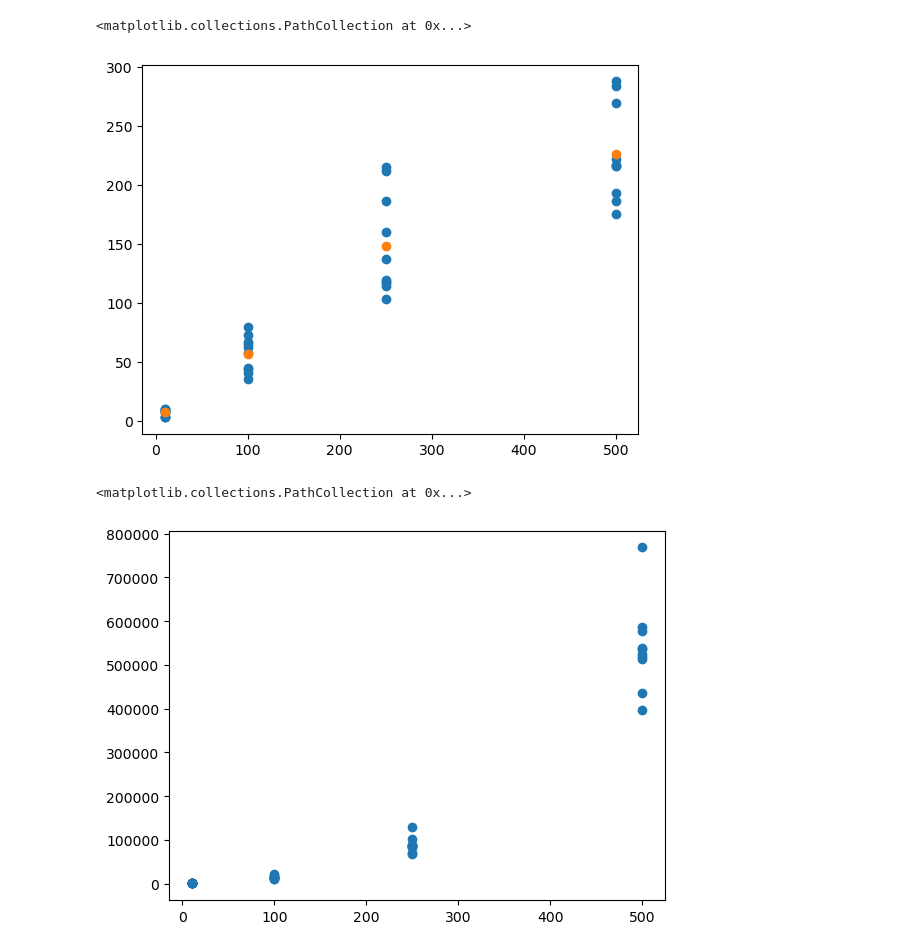
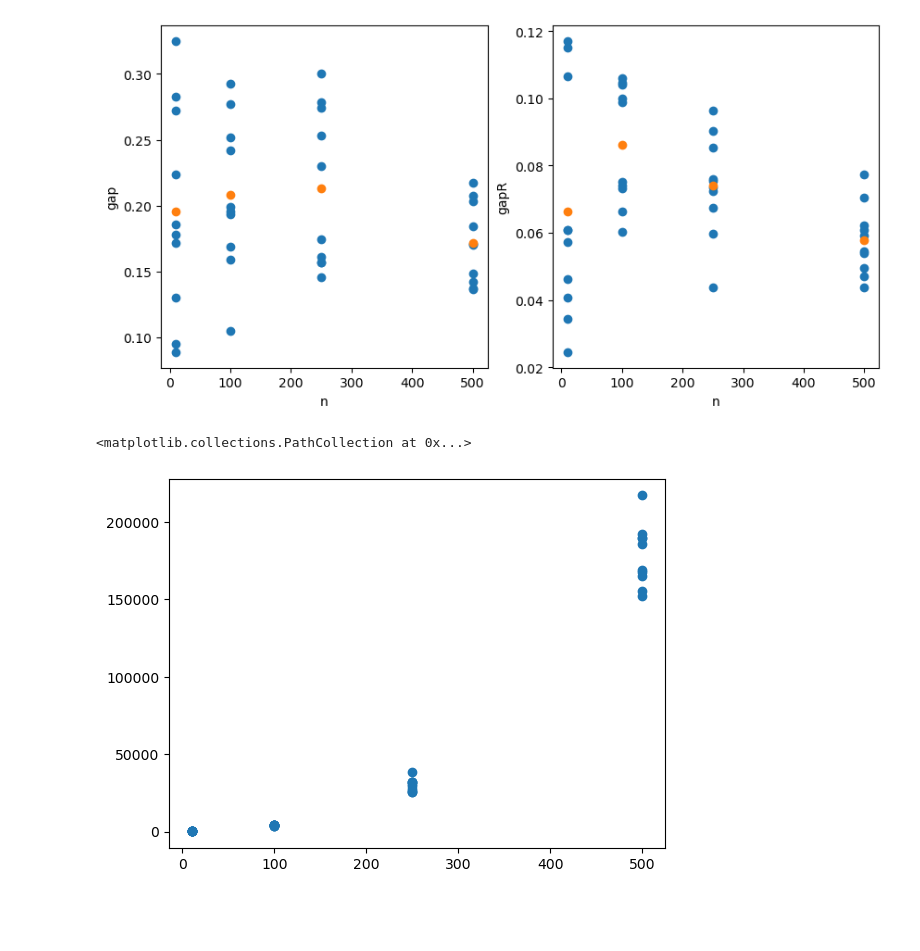
Before and after one commit to T1Pyscientist/TP1_TD5, a Jupyter notebook: data_proc.ipynb, the cells around one changed output. Cells and saved outputs as stored; diff of their text form; code cells hidden in the pictures; blank space fills up the shorter version.

```diff
--- a/data_proc.ipynb
+++ b/data_proc.ipynb
@@ -13,3 +12,5 @@ df = pd.read_csv('results.csv')
 # %%
-# df['gap'] = (df['ObjValG'] - df['ObjValB']) / df['ObjValB']
-df['gap'] = (df['ObjValG'] - df['ObjValB'])
+df['gap'] = (df['ObjValG'] - df['ObjValB']) / df['ObjValB']
+df['gapR'] = (df['ObjValBR'] - df['ObjValB']) / df['ObjValB']
+
+df.head()
@@ -16,16 +37,33 @@ df['gap'] = (df['ObjValG'] - df['ObjValB'])
 # %%
-plt.scatter(df['n'], df['gap'])
+fig, (ax, ax2)= plt.subplots(1, 2)
+fig.set_figwidth(10)
+
+ax.scatter(df['n'], df['gap'])
 promedios = []
 sizes = [10, 100, 250, 500]
 for i in range(4):
     promedios.append(sum(df[df['n'] == sizes[i]]['gap'])/10)
-plt.scatter(sizes, promedios)
+ax.scatter(sizes, promedios)
+ax.set_ylabel("gap")
+ax.set_xlabel('n')
+
+ax2.scatter(df['n'], df['gapR'])
+promedios = []
+sizes = [10, 100, 250, 500]
+for i in range(4):
+    promedios.append(sum(df[df['n'] == sizes[i]]['gapR'])/10)
+ax2.scatter(sizes, promedios)
+ax2.set_ylabel("gapR")
+ax2.set_xlabel('n')
+
+
+
+plt.show()
 # %% [output]
-<matplotlib.collections.PathCollection at 0x...>
-[figure, old version]
+[figure, new version]
 # %%
 df['dif_time'] = (df['timeB'] - df['timeG'])
 plt.scatter(df['n'], df['dif_time'])
 # %% [output]
 <matplotlib.collections.PathCollection at 0x...>
-[figure, old version]
+[figure, new version]
```
Also changed, not shown: parts of 7 cells of this notebook, 6 other files.
